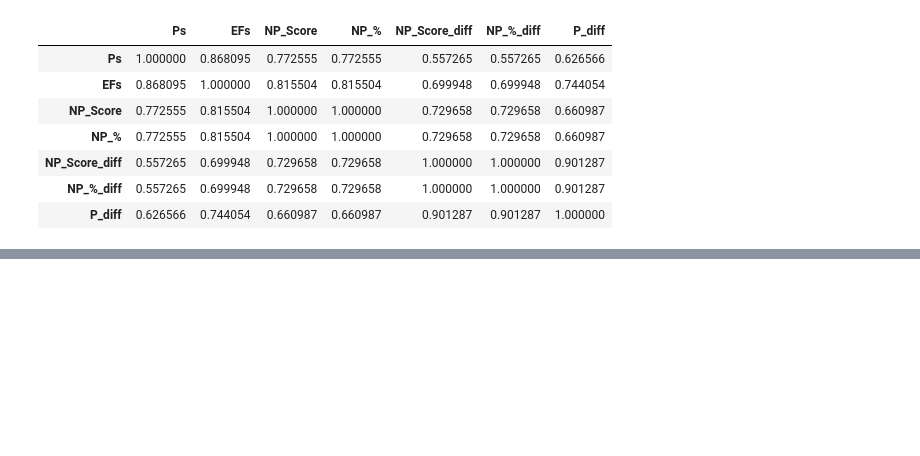
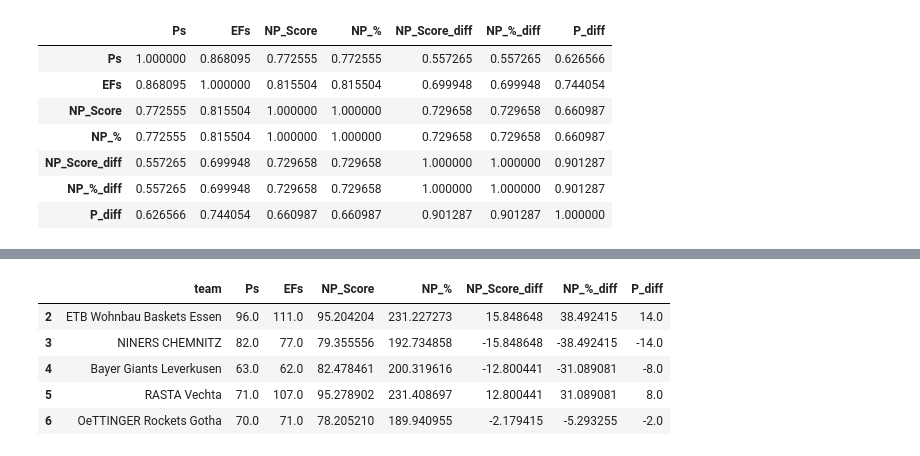
Before and after one commit to Net-Positive/Net_Positive, a Jupyter notebook: EDA/player_scores.ipynb, the cells around one changed output, grey strips where cells are left out. Saved outputs shown, nothing was run; the diff lists cells and outputs as text; code cells hidden in the pictures; blank space fills up the shorter version.

```diff
--- a/EDA/player_scores.ipynb
+++ b/EDA/player_scores.ipynb
@@ -304,0 +342,9 @@ corr_test_df.corr()
+# %%
+corr_demo.head()
+# %% [output]
+|  | team | Ps | EFs | NP_Score | NP_% | NP_Score_diff | NP_%_diff | P_diff |
+| 2 | ETB Wohnbau Baskets Essen | 96.0 | 111.0 | 95.204204 | 231.227273 | 15.848648 | 38.492415 | 14.0 |
+| 3 | NINERS CHEMNITZ | 82.0 | 77.0 | 79.355556 | 192.734858 | -15.848648 | -38.492415 | -14.0 |
+| 4 | Bayer Giants Leverkusen | 63.0 | 62.0 | 82.478461 | 200.319616 | -12.800441 | -31.089081 | -8.0 |
+| 5 | RASTA Vechta | 71.0 | 107.0 | 95.278902 | 231.408697 | 12.800441 | 31.089081 | 8.0 |
+| 6 | OeTTINGER Rockets Gotha | 70.0 | 71.0 | 78.205210 | 189.940955 | -2.179415 | -5.293255 | -2.0 |
```
Also changed, not shown: parts of 10 cells of this notebook, 1 other file.
